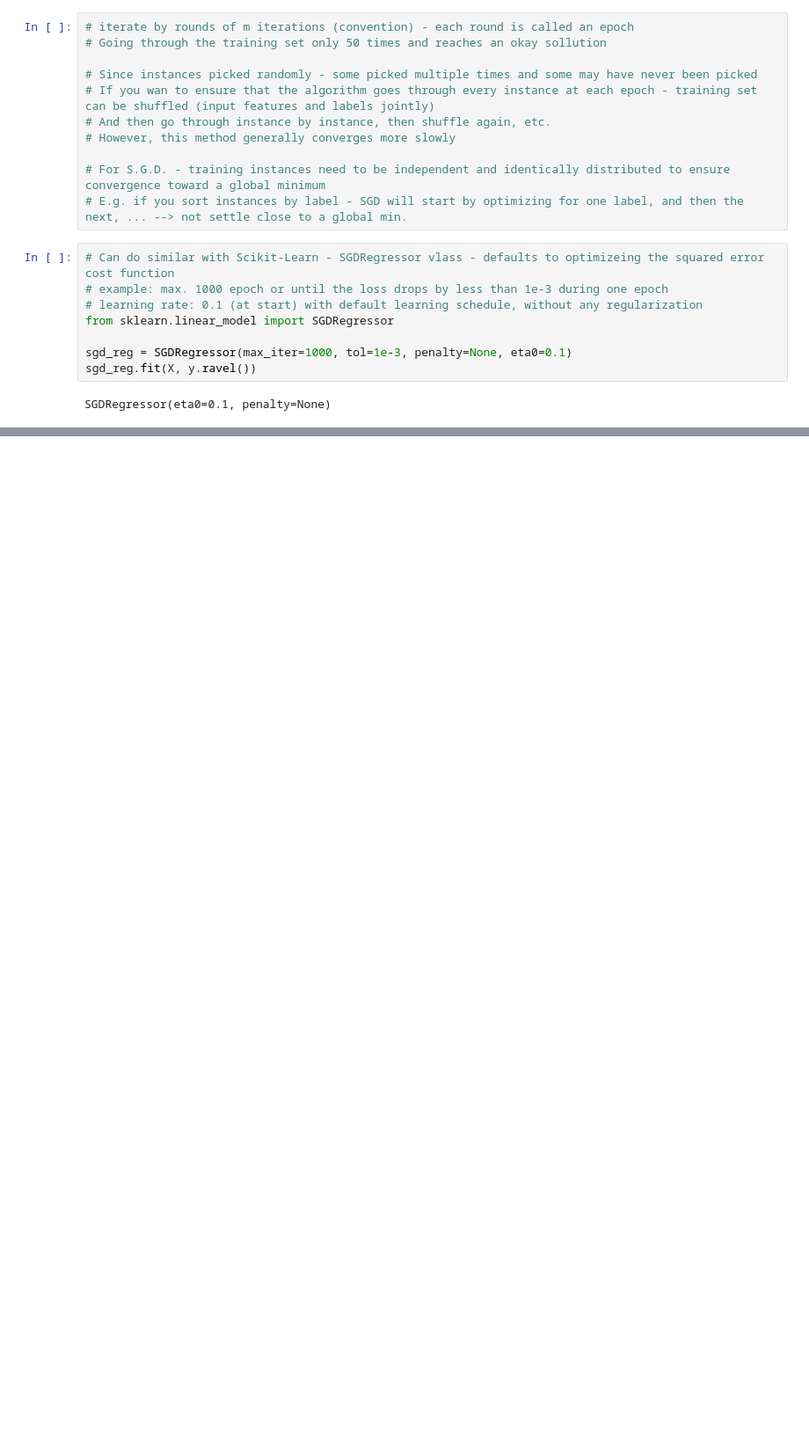
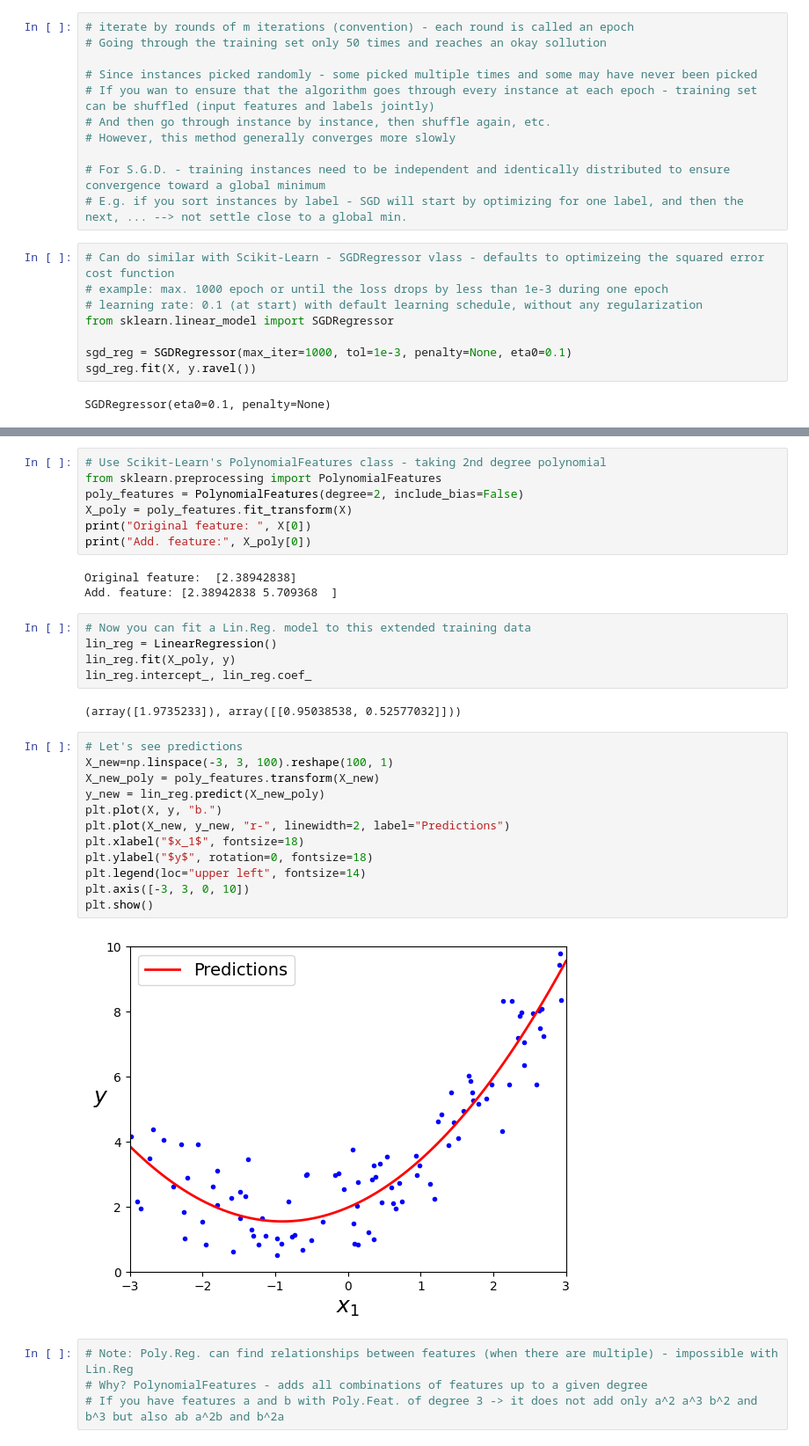
Before and after one commit to jonskerlj/ml_review, a Jupyter notebook: 04_Training_Models.ipynb, the cells around one changed output, grey strips where cells are left out. Shown at 88% size. Saved outputs shown, nothing was run; the diff lists cells and outputs as text; blank space fills up the shorter version.

```diff
--- a/04_Training_Models.ipynb
+++ b/04_Training_Models.ipynb
@@ -236,0 +319,35 @@ sgd_reg.intercept_, sgd_reg.coef_
+# %%
+# Use Scikit-Learn's PolynomialFeatures class - taking 2nd degree polynomial
+from sklearn.preprocessing import PolynomialFeatures
+poly_features = PolynomialFeatures(degree=2, include_bias=False)
+X_poly = poly_features.fit_transform(X)
+print("Original feature: ", X[0])
+print("Add. feature:", X_poly[0])
+# %% [output]
+Original feature:  [2.38942838]
+Add. feature: [2.38942838 5.709368  ]
+# %%
+# Now you can fit a Lin.Reg. model to this extended training data
+lin_reg = LinearRegression()
+lin_reg.fit(X_poly, y)
+lin_reg.intercept_, lin_reg.coef_
+# %% [output]
+(array([1.9735233]), array([[0.95038538, 0.52577032]]))
+# %%
+# Let's see predictions
+X_new=np.linspace(-3, 3, 100).reshape(100, 1)
+X_new_poly = poly_features.transform(X_new)
+y_new = lin_reg.predict(X_new_poly)
+plt.plot(X, y, "b.")
+plt.plot(X_new, y_new, "r-", linewidth=2, label="Predictions")
+plt.xlabel("$x_1$", fontsize=18)
+plt.ylabel("$y$", rotation=0, fontsize=18)
+plt.legend(loc="upper left", fontsize=14)
+plt.axis([-3, 3, 0, 10])
+plt.show()
+# %% [output]
+[figure, added]
+# %%
+# Note: Poly.Reg. can find relationships between features (when there are multiple) - impossible with Lin.Reg
+# Why? PolynomialFeatures - adds all combinations of features up to a given degree
+# If you have features a and b with Poly.Feat. of degree 3 -> it does not add only a^2 a^3 b^2 and b^3 but also ab a^2b and b^2a
```
Also changed, not shown: parts of 39 cells of this notebook.
